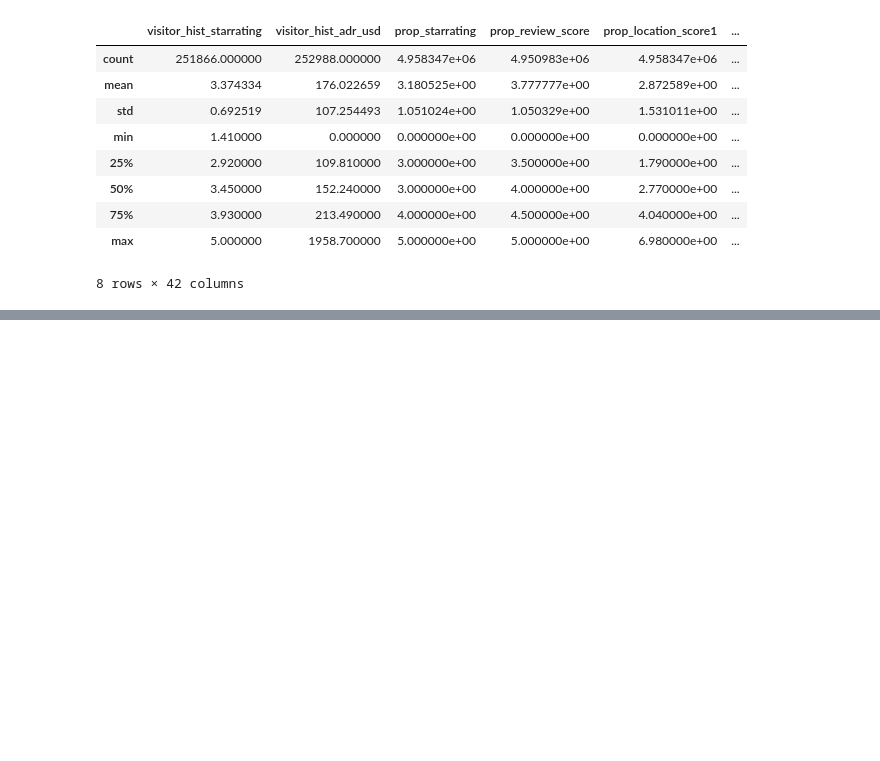
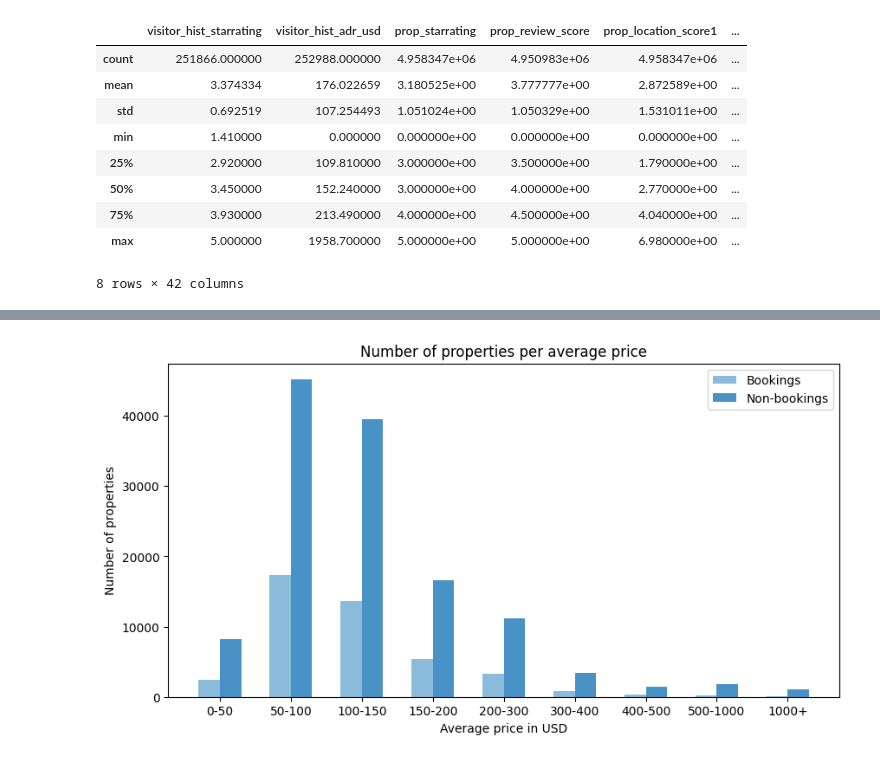
Before and after one commit to damla-jpg/data-mining-2, a Jupyter notebook: data_exploration.ipynb, the cells around one changed output, grey strips where cells are left out. Cells and saved outputs as stored; diff of their text form; code cells hidden in the pictures; blank space fills up the shorter version.

```diff
--- a/data_exploration.ipynb
+++ b/data_exploration.ipynb
@@ -93,0 +141,11 @@ columns_worth_plotting = ["visitor_hist_starrating", ]
+# %%
+# retrieve the records where the booking_bool is 1
+bookings = train_df[train_df['booking_bool'] == 1]
+non_bookings = train_df[train_df['booking_bool'] == 0]
+
+# plot the average price per property id for bookings and non-bookings
+avg_price_per_property_bookings = bookings.groupby('prop_id')
+avg_price_per_property_bookings = avg_price_per_property_bookings['price_usd'].mean().reset_index()
+
+avg_price_per_property_non_bookings = non_bookings.groupby('prop_id')
+avg_price_per_property_non_bookings = avg_price_per_property_non_bookings['price_usd'].mean().reset_index()
@@ -93,0 +176,26 @@ columns_worth_plotting = ["visitor_hist_starrating", ]
+# %%
+bins = [-0.0001, 50, 100, 150, 200, 300, 400, 500, 1000, 3000000]
+# merge the bookings and non-bookings dataframes and include a column with the bin
+avg_price_per_property_bookings['bin'] = pd.cut(avg_price_per_property_bookings['price_usd'], bins=bins)
+avg_price_per_property_non_bookings['bin'] = pd.cut(avg_price_per_property_non_bookings['price_usd'], bins=bins)
+
+count_bookings = avg_price_per_property_bookings.groupby('bin').count()['price_usd'].reset_index()
+count_non_bookings = avg_price_per_property_non_bookings.groupby('bin').count()['price_usd'].reset_index()
+
+# replace the bin values with string values
+new_bins = ['0-50', '50-100', '100-150', '150-200', '200-300', '300-400', '400-500', '500-1000', '1000+']
+count_bookings['bin'] = new_bins
+count_non_bookings['bin'] = new_bins
+width = 0.3
+
+plt.figure(figsize=(10, 5))
+plt.bar(np.arange(len(count_bookings['bin'])), count_bookings['price_usd'], width, color=colors[0], label='Bookings')
+plt.bar(np.arange(len(count_bookings['bin'])) + width, count_non_bookings['price_usd'], width, color=colors[2], label='Non-bookings')
+plt.xticks(np.arange(len(count_bookings['bin'])) + width / 2, count_bookings['bin'])
+plt.ylabel('Number of properties')
+plt.xlabel('Average price in USD')
+plt.title('Number of properties per average price')
+plt.legend()
+plt.show()
+# %% [output]
+[figure, added]
```
Also changed, not shown: parts of 12 cells of this notebook, 2 other files.
